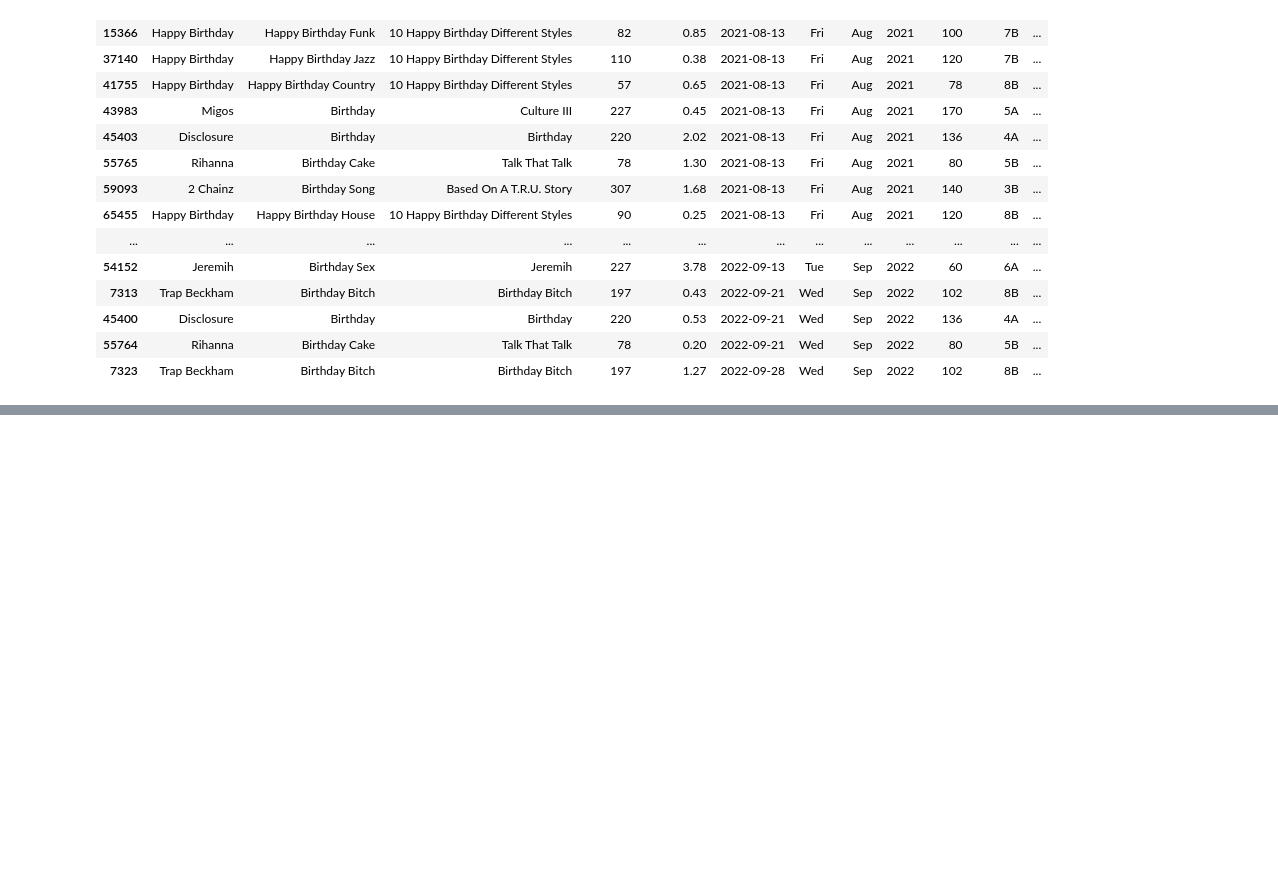
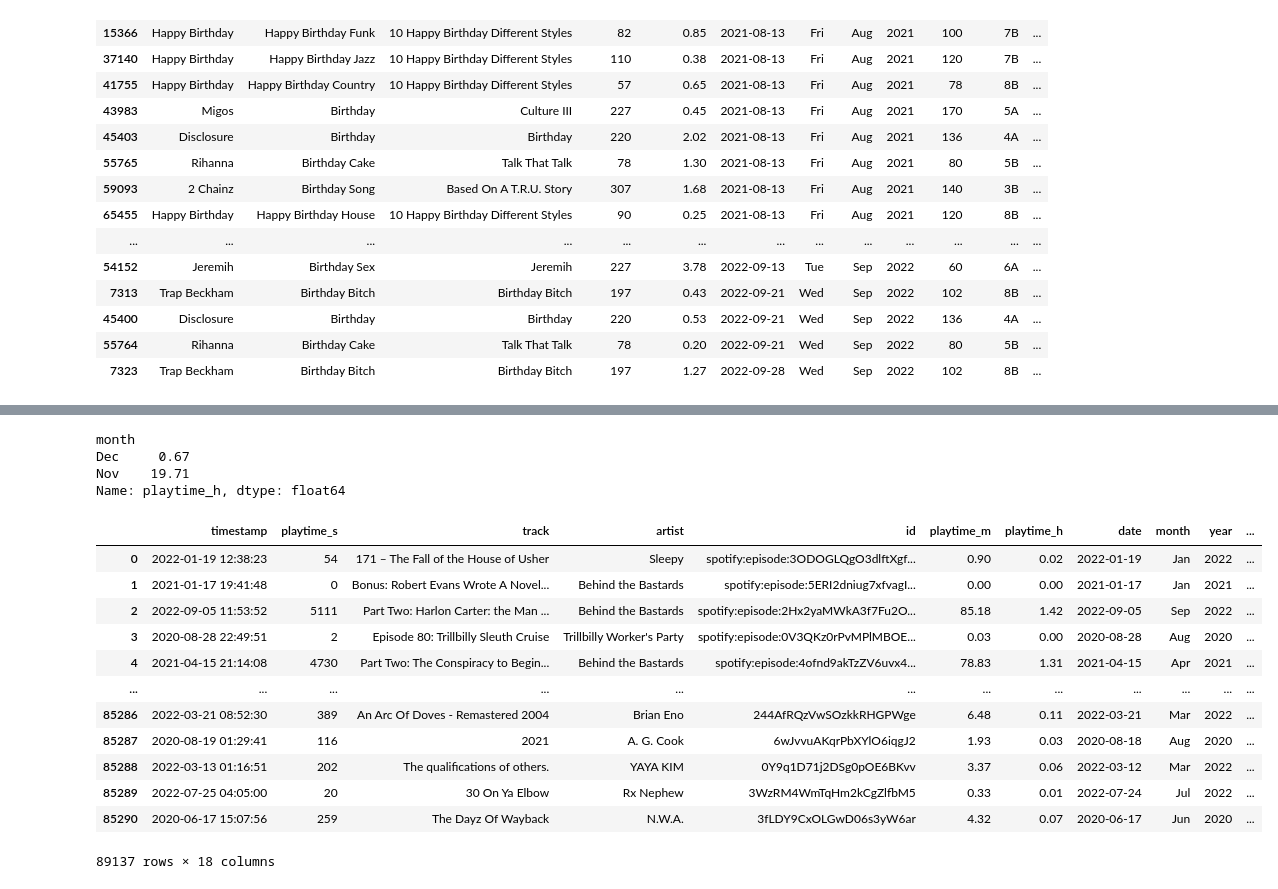
Before and after one commit to mmmuir/CL_DA2, a Jupyter notebook: analysis.ipynb, the cells around one changed output, grey strips where cells are left out. Drawn from its saved outputs; the diff is of its cells as text; code cells hidden in the pictures; blank space fills up the shorter version.

Commit message:
add beta of podcast vs music comparison

```diff
--- a/analysis.ipynb
+++ b/analysis.ipynb
@@ -492,0 +493,9 @@ plothpm(hpm(all_streams))
+# %%
+# Get total hours streamed pwr month of a year by artist
+# todo: conaider adding year modifier for hpm or using classes
+hpm(music_streams.loc[music_streams.year == 2019].loc[music_streams.artist == "Teebs"])
+# %% [output]
+month
+Dec     0.67
+Nov    19.71
+Name: playtime_h, dtype: float64
@@ -492,0 +519,22 @@ plothpm(hpm(all_streams))
+# %%
+# hpm(all_streams)
+hue_pod = podcasts.copy()
+hue_mus = music_streams.copy()
+hue_pod.loc[:, "ds"] = "pods"
+hue_mus.loc[:, "ds"] = "songs"
+combined = pd.concat([hue_pod, hue_mus])
+combined
+# %% [output]
+|  | timestamp | playtime_s | track | artist | id | playtime_m | playtime_h | date | month | year | ... |
+| 0 | 2022-01-19 12:38:23 | 54 | 171 – The Fall of the House of Usher | Sleepy | spotify:episode:3ODOGLQgO3dlftXgf... | 0.90 | 0.02 | 2022-01-19 | Jan | 2022 | ... |
+| 1 | 2021-01-17 19:41:48 | 0 | Bonus: Robert Evans Wrote A Novel... | Behind the Bastards | spotify:episode:5ERI2dniug7xfvagI... | 0.00 | 0.00 | 2021-01-17 | Jan | 2021 | ... |
+| 2 | 2022-09-05 11:53:52 | 5111 | Part Two: Harlon Carter: the Man ... | Behind the Bastards | spotify:episode:2Hx2yaMWkA3f7Fu2O... | 85.18 | 1.42 | 2022-09-05 | Sep | 2022 | ... |
+| 3 | 2020-08-28 22:49:51 | 2 | Episode 80: Trillbilly Sleuth Cruise | Trillbilly Worker's Party | spotify:episode:0V3QKz0rPvMPlMBOE... | 0.03 | 0.00 | 2020-08-28 | Aug | 2020 | ... |
+| 4 | 2021-04-15 21:14:08 | 4730 | Part Two: The Conspiracy to Begin... | Behind the Bastards | spotify:episode:4ofnd9akTzZV6uvx4... | 78.83 | 1.31 | 2021-04-15 | Apr | 2021 | ... |
+| ... | ... | ... | ... | ... | ... | ... | ... | ... | ... | ... | ... |
+| 85286 | 2022-03-21 08:52:30 | 389 | An Arc Of Doves - Remastered 2004 | Brian Eno | 244AfRQzVwSOzkkRHGPWge | 6.48 | 0.11 | 2022-03-21 | Mar | 2022 | ... |
+| 85287 | 2020-08-19 01:29:41 | 116 | 2021 | A. G. Cook | 6wJvvuAKqrPbXYlO6iqgJ2 | 1.93 | 0.03 | 2020-08-18 | Aug | 2020 | ... |
+| 85288 | 2022-03-13 01:16:51 | 202 | The qualifications of others. | YAYA KIM | 0Y9q1D71j2DSg0pOE6BKvv | 3.37 | 0.06 | 2022-03-12 | Mar | 2022 | ... |
+| 85289 | 2022-07-25 04:05:00 | 20 | 30 On Ya Elbow | Rx Nephew | 3WzRM4WmTqHm2kCgZlfbM5 | 0.33 | 0.01 | 2022-07-24 | Jul | 2022 | ... |
+| 85290 | 2020-06-17 15:07:56 | 259 | The Dayz Of Wayback | N.W.A. | 3fLDY9CxOLGwD06s3yW6ar | 4.32 | 0.07 | 2020-06-17 | Jun | 2020 | ... |
+89137 rows × 18 columns
```
Also changed, not shown: parts of 8 cells of this notebook.
